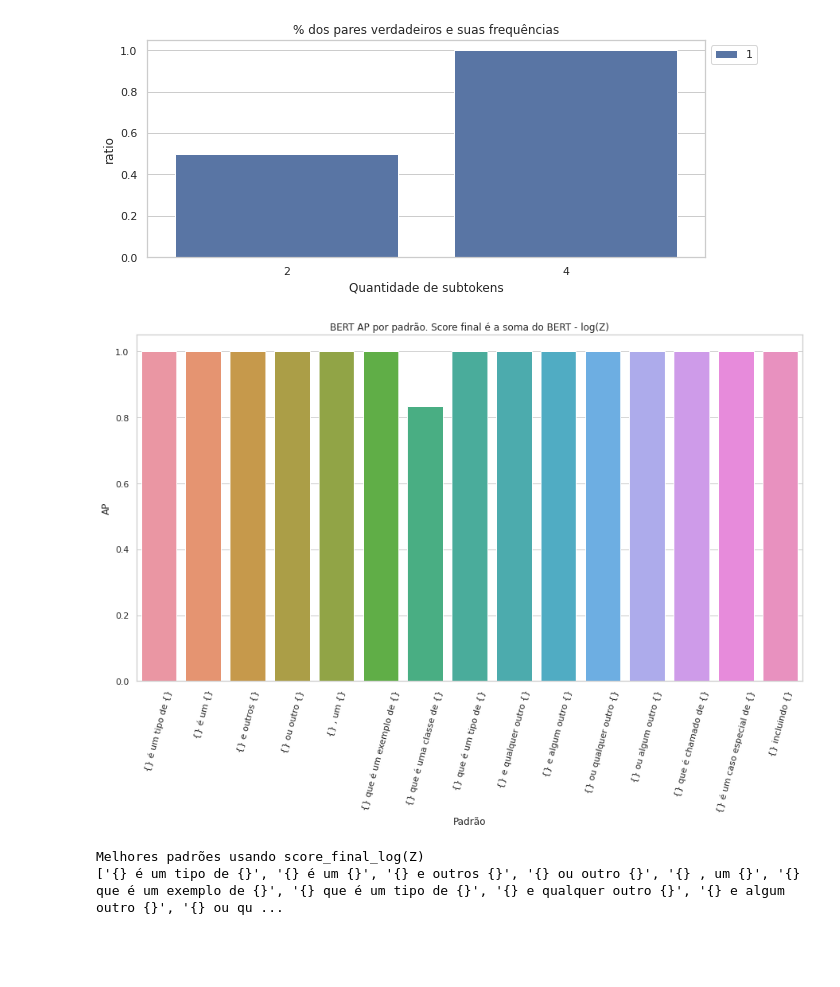
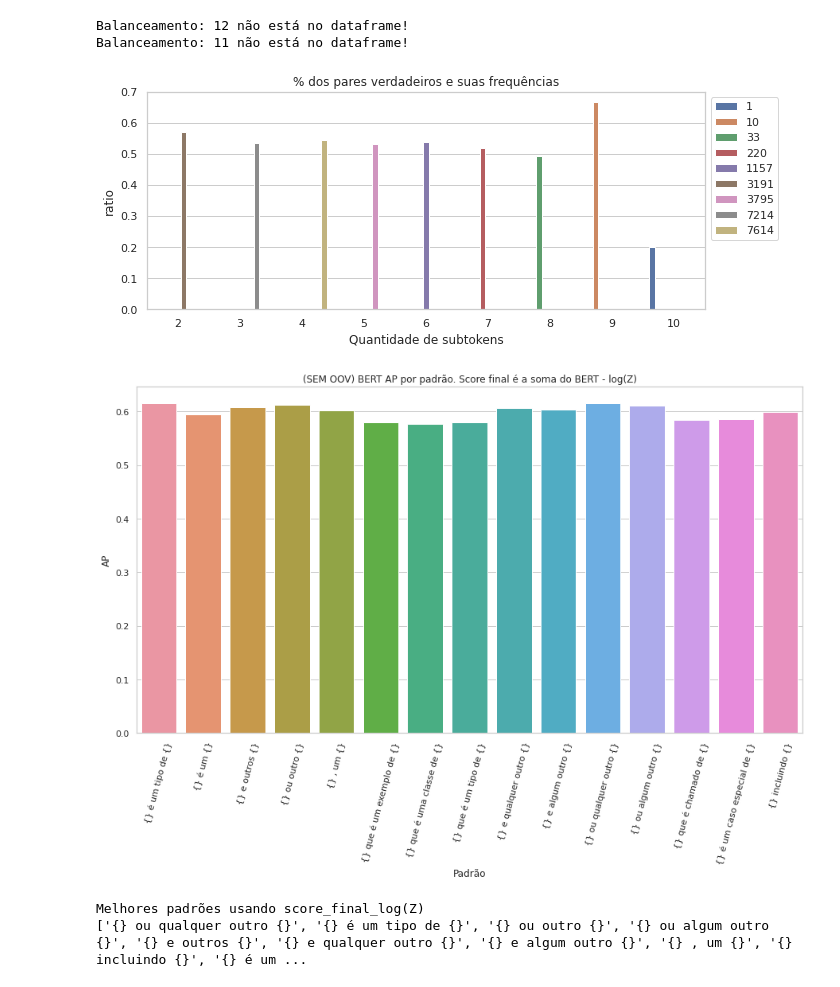
Before and after one commit to eraldoluis/hyper_bert, a Jupyter notebook: nb/best_pattern_onto-validation.ipynb, the cells around one changed output. Drawn from its saved outputs; the diff is of its cells as text; code cells hidden in the pictures; blank space fills up the shorter version.

Commit message:
nb onto dev com os melhores padrões

```diff
--- a/nb/best_pattern_onto-validation.ipynb
+++ b/nb/best_pattern_onto-validation.ipynb
@@ -192,7 +212,10 @@ vocabs = ["../vocabs/wikipedia15M/vocab.txt",
 #             "/home/gabrielescobar/Documentos/dive-pytorch/results/wikipedia-datasets-test/wikipedia240M_W10_neg15_e15_lr1e-03_eps1e-08_emb100_batch128_runX/_result_models_model-wikipedia240M_W10_neg15_e15_lr1e-03_eps1e-08_emb100_batch128_runX_dataset_.-datasets.tsv"]
 
 # data
-path_file_bert = "../aaaaaaaa/test_neuralmind-bert-base-portuguese-cased/TESTE2.json"
+#server
+path_file_bert = "/home/gabrielescobar/hyper_bert/teste/neuralmind-bert-base-portuguese-cased_bert-score_n-subtoken/ontoPT-validation.json"
+
+# path_file_bert = "../aaaaaaaa/test_neuralmind-bert-base-portuguese-cased/TESTE2.json"
 # path_file_bert = "../teste/neuralmind-bert-base-portuguese-cased_bert-score_n-subtoken/conceptnet-hypernym-1.json"
 
 json_data = json.load(open(path_file_bert))
@@ -234,21 +261,23 @@ ax.legend(bbox_to_anchor=(1, 1))
 
 _ = _
 # %% [output]
+Balanceamento: 12 não está no dataframe!
+Balanceamento: 11 não está no dataframe!
-[figure, old version]
+[figure, new version]
 # %%
 # AP por padrão
 df_plot = compute_dataframe_AP_by_pattern(df_240, key_sort="score_final_log(z)", pattern_list=pattern_unique)
 plt.figure(figsize=(15, 8))
 ax = sns.barplot(data=df_plot, x='padrao', y='AP')
 ax.set(xlabel="Padrão")
-ax.set_title(f"BERT AP por padrão. Score final é a soma do BERT - log(Z)")
+ax.set_title(f"(SEM OOV) BERT AP por padrão. Score final é a soma do BERT - log(Z)")
 plt.xticks(rotation=75)
 plt.show()
 
 print(f"Melhores padrões usando score_final_log(Z)")
 best_pattern_logz = df_plot.sort_values(by='AP', ascending=False)['padrao'].tolist()
 print(best_pattern_logz)
 # %% [output]
-[figure, old version]
+[figure, new version]
 Melhores padrões usando score_final_log(Z)
-['{} é um tipo de {}', '{} é um {}', '{} e outros {}', '{} ou outro {}', '{} , um {}', '{} que é um exemplo de {}', '{} que é um tipo de {}', '{} e qualquer outro {}', '{} e algum outro {}', '{} ou qu ...
+['{} ou qualquer outro {}', '{} é um tipo de {}', '{} ou outro {}', '{} ou algum outro {}', '{} e outros {}', '{} e qualquer outro {}', '{} e algum outro {}', '{} , um {}', '{} incluindo {}', '{} é um ...
```
Also changed, not shown: parts of 15 cells of this notebook.
